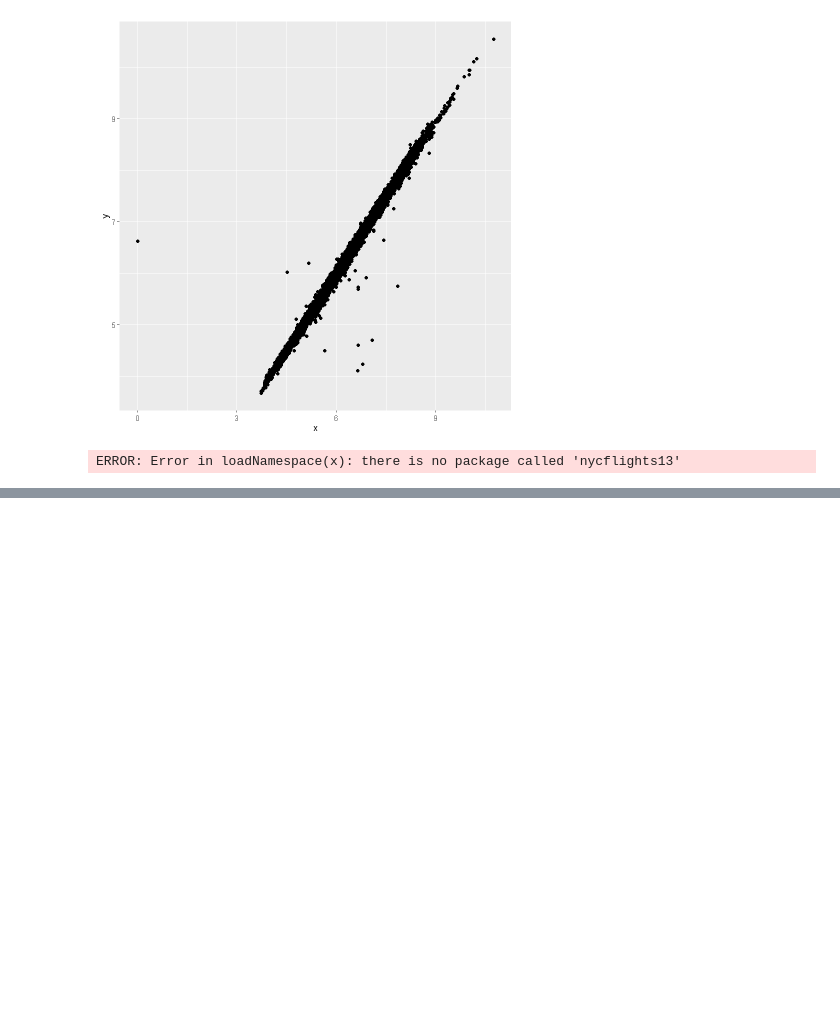
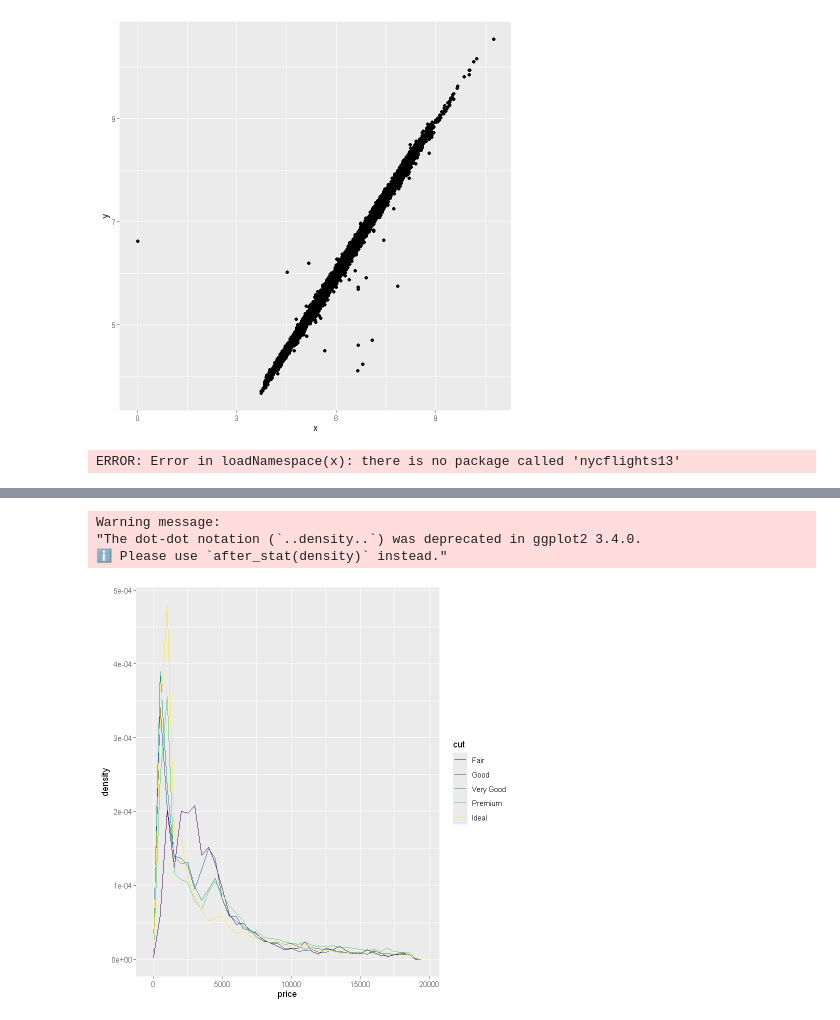
Before and after one commit to aegglin/kaggle, a Jupyter notebook: R/diamonds.ipynb, the cells around one changed output, grey strips where cells are left out. Drawn from its saved outputs; the diff is of its cells as text; code cells hidden in the pictures; blank space fills up the shorter version.

```diff
--- a/R/diamonds.ipynb
+++ b/R/diamonds.ipynb
@@ -151,0 +162,8 @@ ERROR: Error in loadNamespace(x): there is no package called 'nycflights13'
+# %%
+ggplot(data=diamonds, mapping=aes(x=price, y=..density..)) +
+    geom_freqpoly(mapping=aes(color=cut), binwidth=500)
+# %% [output]
+Warning message:
+"The dot-dot notation (`..density..`) was deprecated in ggplot2 3.4.0.
+ℹ Please use `after_stat(density)` instead."
+[figure, added]
```
Also changed, not shown: parts of 2 cells of this notebook.
